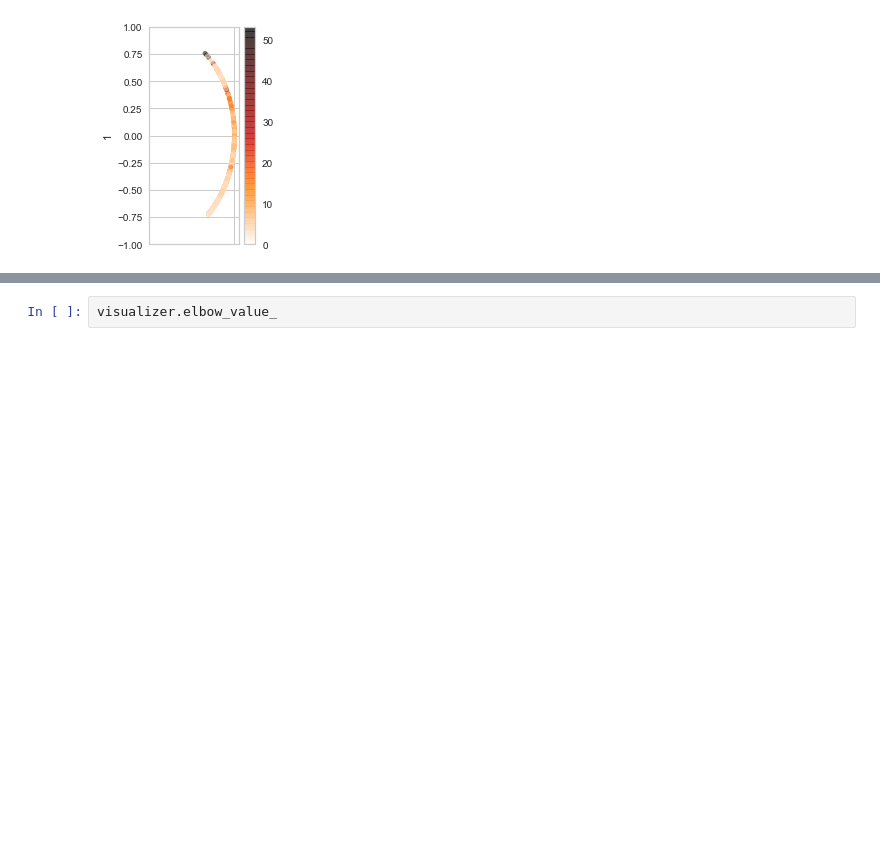
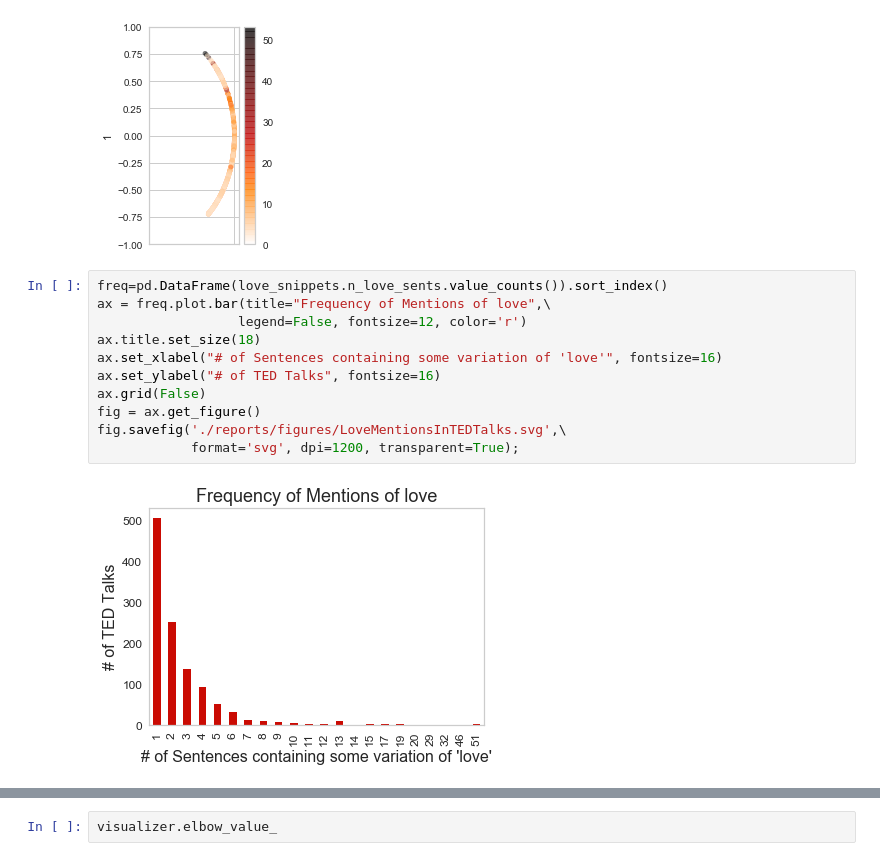
Before and after one commit to spdavern/metis_project4, a Jupyter notebook: cv_binary-lsa.ipynb, the cells around one changed output, grey strips where cells are left out. Cells and saved outputs as stored; diff of their text form; blank space fills up the shorter version.

```diff
--- a/cv_binary-lsa.ipynb
+++ b/cv_binary-lsa.ipynb
@@ -79,3 +85,16 @@ plt.axis([0,1.05,-1,1]);
 # plt.savefig("reports/figures/figure_1.png")
 # %% [output]
 [figure]
+# %%
+freq=pd.DataFrame(love_snippets.n_love_sents.value_counts()).sort_index()
+ax = freq.plot.bar(title="Frequency of Mentions of love",\
+                  legend=False, fontsize=12, color='r')
+ax.title.set_size(18)
+ax.set_xlabel("# of Sentences containing some variation of 'love'", fontsize=16)
+ax.set_ylabel("# of TED Talks", fontsize=16)
+ax.grid(False)
+fig = ax.get_figure()
+fig.savefig('./reports/figures/LoveMentionsInTEDTalks.svg',\
+            format='svg', dpi=1200, transparent=True);
+# %% [output]
+[figure, added]
```
Also changed, not shown: parts of 30 cells of this notebook, 14 other files.
